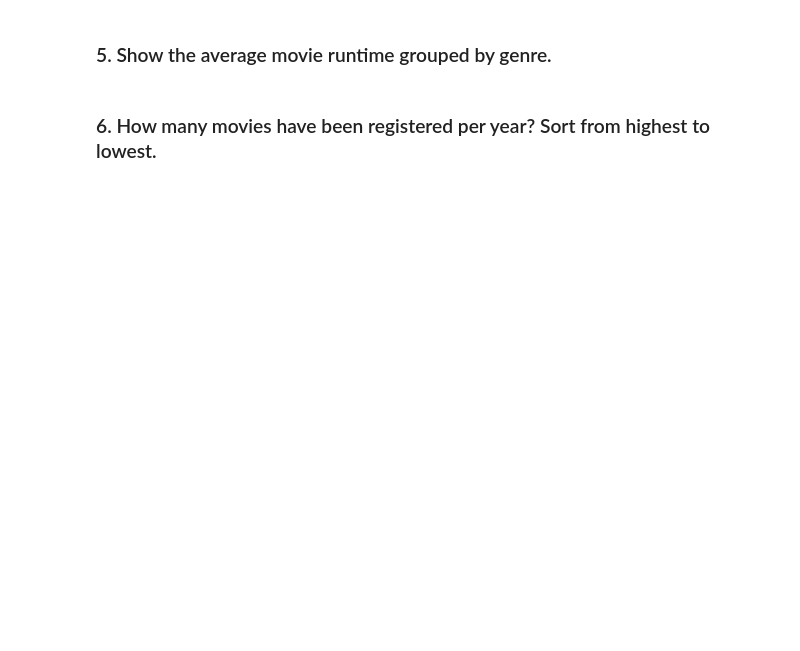
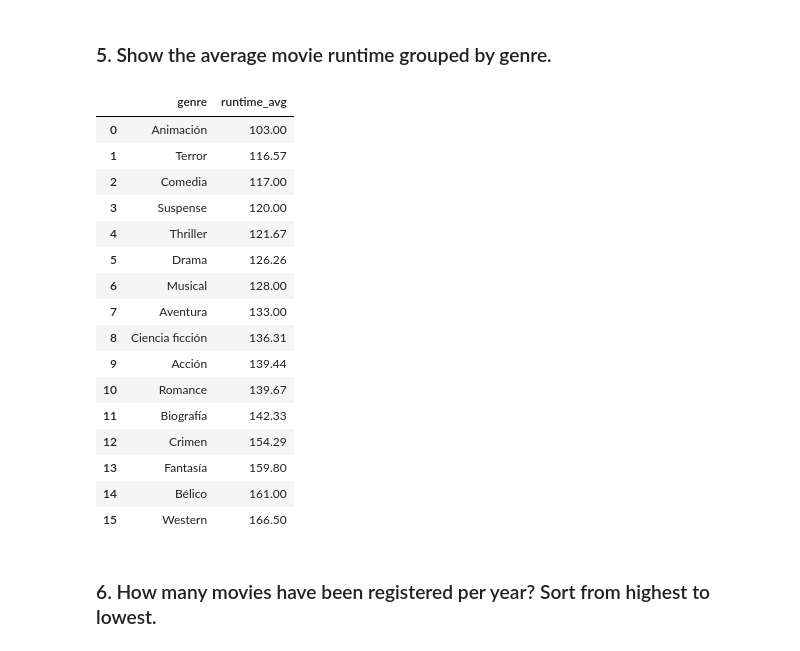
Before and after one commit to Adalab/bda-modulo-2-evaluacion-final-MATC-90, a Jupyter notebook: Ejercicio_final_SQL_phyton.ipynb, the cells around one changed output. Saved outputs shown, nothing was run; the diff lists cells and outputs as text; code cells hidden in the pictures; blank space fills up the shorter version.

```diff
--- a/Ejercicio_final_SQL_phyton.ipynb
+++ b/Ejercicio_final_SQL_phyton.ipynb
@@ -263,4 +364,30 @@ def
 # %% [markdown]
 ### 5. Show the average movie runtime grouped by genre.
+# %%
+query_runtime_genre = f'''SELECT genre,
+                round(AVG(runtime),2) as runtime_avg
+            FROM {table_name}
+            GROUP BY genre
+            ORDER BY runtime_avg;'''
+
+general_query(db_name, query_runtime_genre)
+# %% [output]
+|  | genre | runtime_avg |
+| 0 | Animación | 103.00 |
+| 1 | Terror | 116.57 |
+| 2 | Comedia | 117.00 |
+| 3 | Suspense | 120.00 |
+| 4 | Thriller | 121.67 |
+| 5 | Drama | 126.26 |
+| 6 | Musical | 128.00 |
+| 7 | Aventura | 133.00 |
+| 8 | Ciencia ficción | 136.31 |
+| 9 | Acción | 139.44 |
+| 10 | Romance | 139.67 |
+| 11 | Biografía | 142.33 |
+| 12 | Crimen | 154.29 |
+| 13 | Fantasía | 159.80 |
+| 14 | Bélico | 161.00 |
+| 15 | Western | 166.50 |
 # %% [markdown]
 ### 6. How many movies have been registered per year? Sort from highest to lowest.
```
Also changed, not shown: parts of 13 cells of this notebook.
